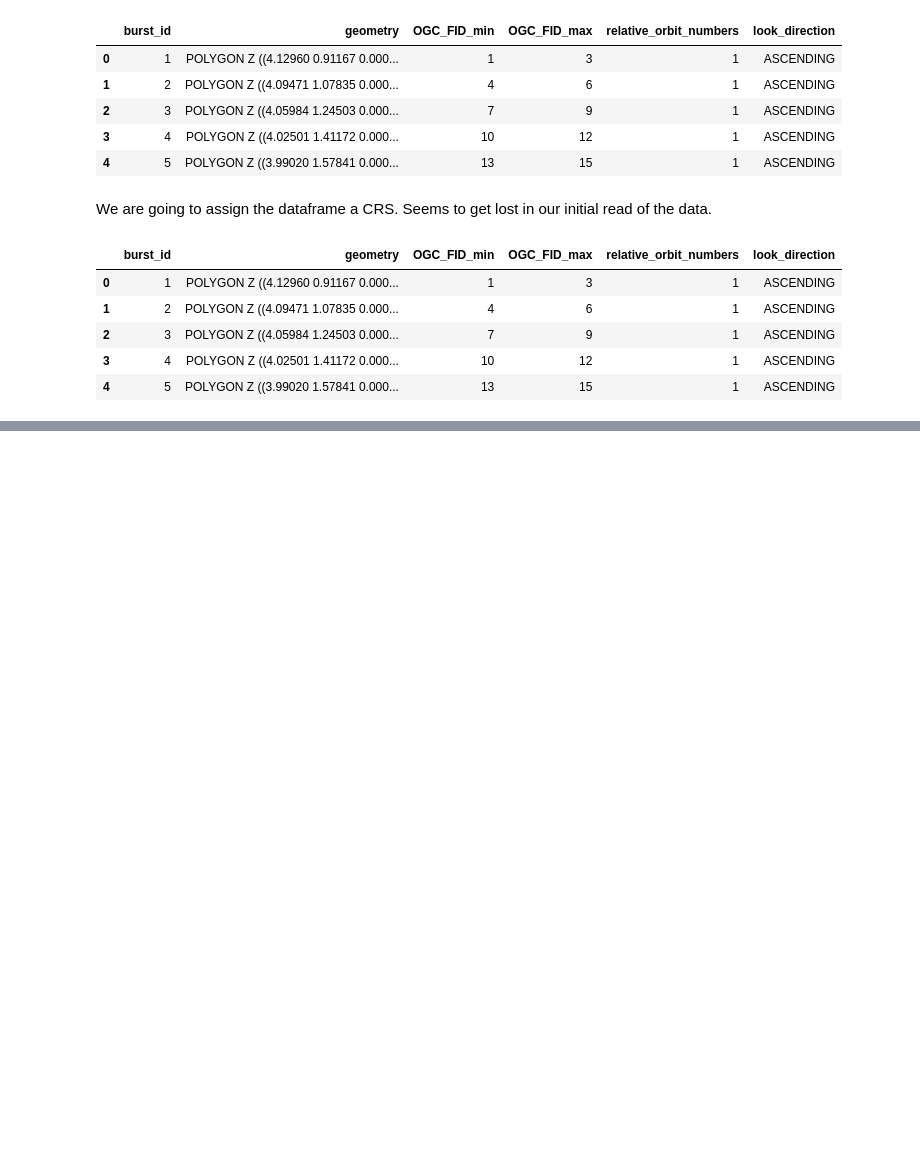
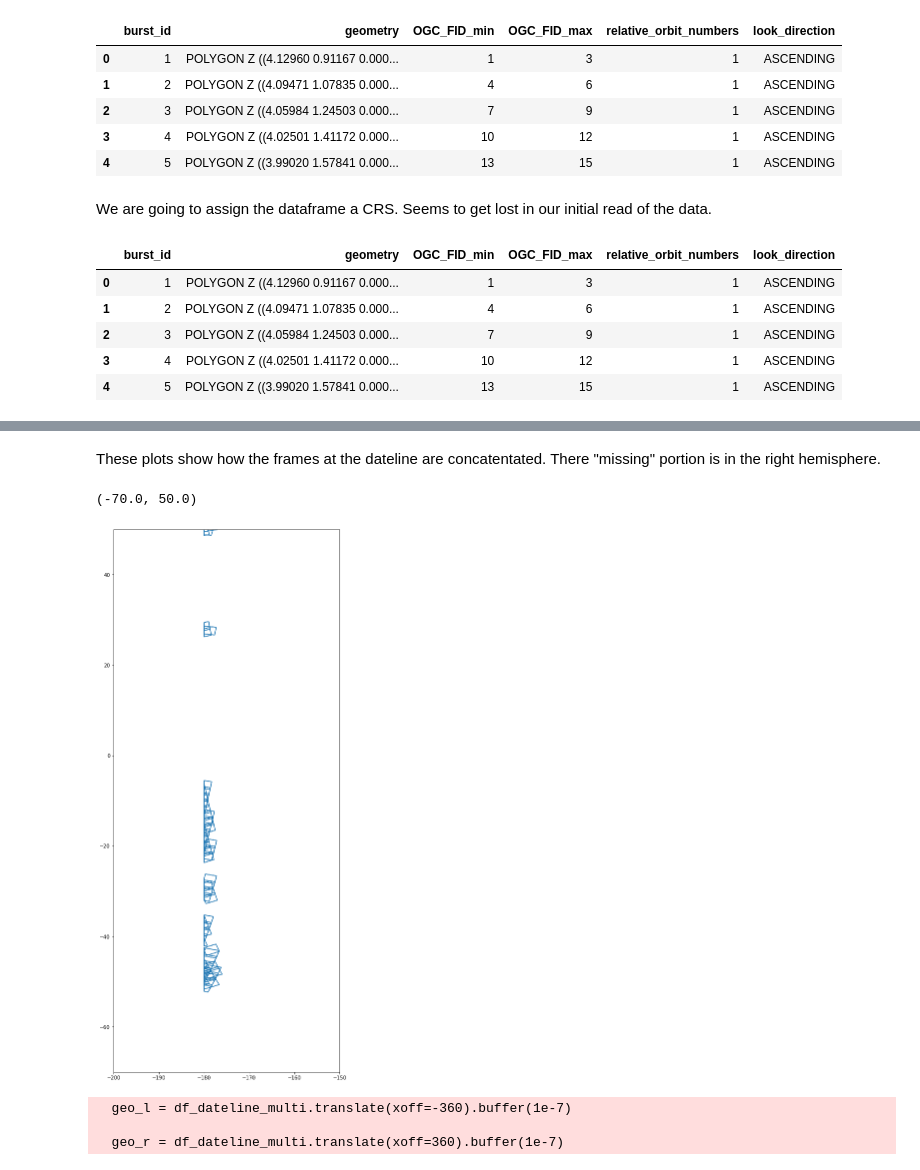
Before and after one commit to ACCESS-Cloud-Based-InSAR/s1-frame-generation, a Jupyter notebook: 1 Generate Frames from S1-bursts.ipynb, the cells around one changed output, grey strips where cells are left out. Cells and saved outputs as stored; diff of their text form; code cells hidden in the pictures; blank space fills up the shorter version.

```diff
--- a/1 Generate Frames from S1-bursts.ipynb
+++ b/1 Generate Frames from S1-bursts.ipynb
@@ -314,0 +201,3 @@ df_frames_final.to_file('s1_frames.geojson', driver='GeoJSON')
+# %%
+df_frames_land = df_frames_land.reset_index(drop=False)
+df_frames_land.rename(columns={'index': 'frame_id'}, inplace=True)
@@ -314,0 +208,5 @@ df_frames_final.to_file('s1_frames.geojson', driver='GeoJSON')
+# %%
+buffer = 5
+# %%
+df_dateline = df_frames_land.cx[:-180 + buffer,:]
+df_dateline.head()
@@ -314,0 +220,33 @@ df_frames_final.to_file('s1_frames.geojson', driver='GeoJSON')
+# %%
+multipolygon_index = df_dateline.geometry.map(lambda geo: (geo.geom_type != 'Polygon'))
+df_dateline_multi = df_dateline[multipolygon_index].copy()
+# %% [markdown]
+These plots show how the frames at the dateline are concatentated. There "missing" portion is in the right hemisphere.
+# %%
+fig, ax = plt.subplots(figsize=(10, 20))
+df_dateline_multi.boundary.plot(ax=ax)
+ax.set_xlim(-200, -150)
+ax.set_ylim(-70, 50)
+# %% [output]
+(-70.0, 50.0)
+[figure, added]
+# %%
+df_dateline_l = df_dateline_multi.copy()
+df_dateline_r = df_dateline_multi.copy()
+
+# The buffer ensures there is some overlap for merging by frame id
+geo_l = df_dateline_multi.translate(xoff=-360).buffer(1e-7)
+df_dateline_l.geometry = df_dateline_multi.geometry.union(geo_l)
+df_dateline_l_f = df_dateline_l.dissolve(by='frame_id', aggfunc='first').explode(index_parts=False)
+# only want the areas that are at the left hemisphere dateline
+df_dateline_l_f = df_dateline_l_f.cx[-180- 80:-180 + buffer, :].reset_index(drop=False)
+
+geo_r = df_dateline_multi.translate(xoff=360).buffer(1e-7)
+df_dateline_r.geometry = df_dateline_multi.geometry.union(geo_r)
+df_dateline_r_f = df_dateline_r.dissolve(by='frame_id', aggfunc='first').explode(index_parts=False)
+# only want the areas that are at the right hemisphere dateline
+df_dateline_r_f = df_dateline_r_f.cx[180 - buffer: 180 + 80, :].reset_index(drop=False)
+# %% [output]
+  geo_l = df_dateline_multi.translate(xoff=-360).buffer(1e-7)
+
+  geo_r = df_dateline_multi.translate(xoff=360).buffer(1e-7)
```
Also changed, not shown: parts of 52 cells of this notebook, 1 other file.
